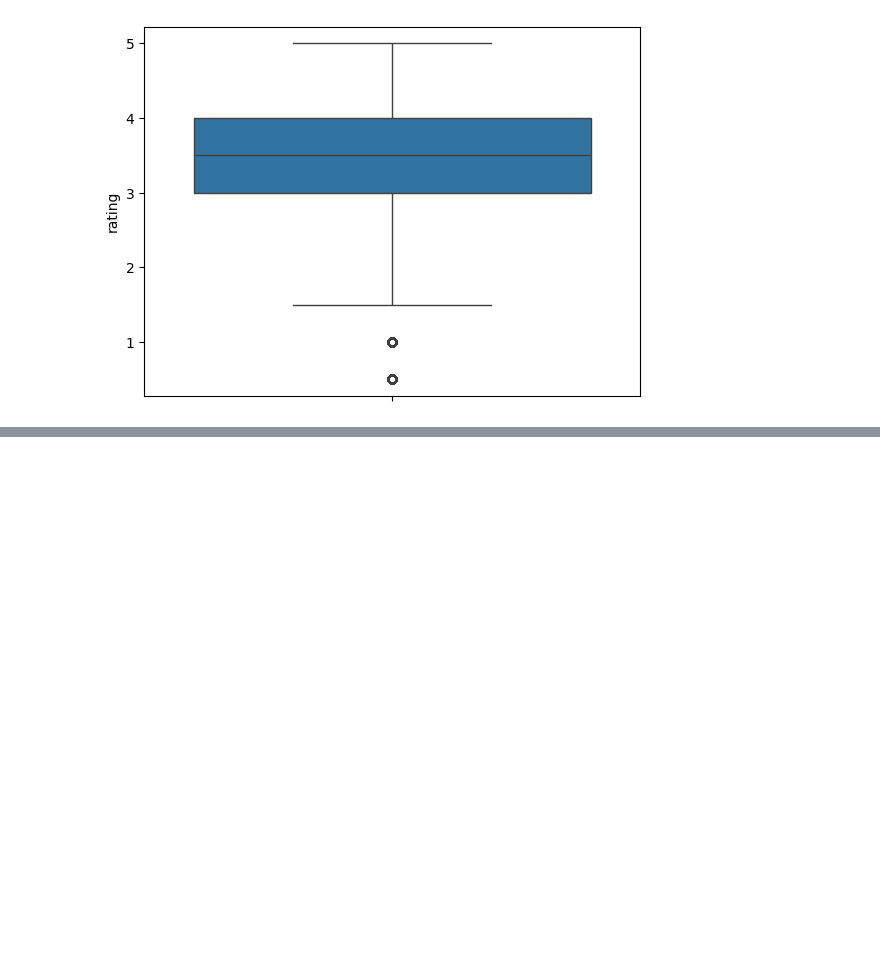
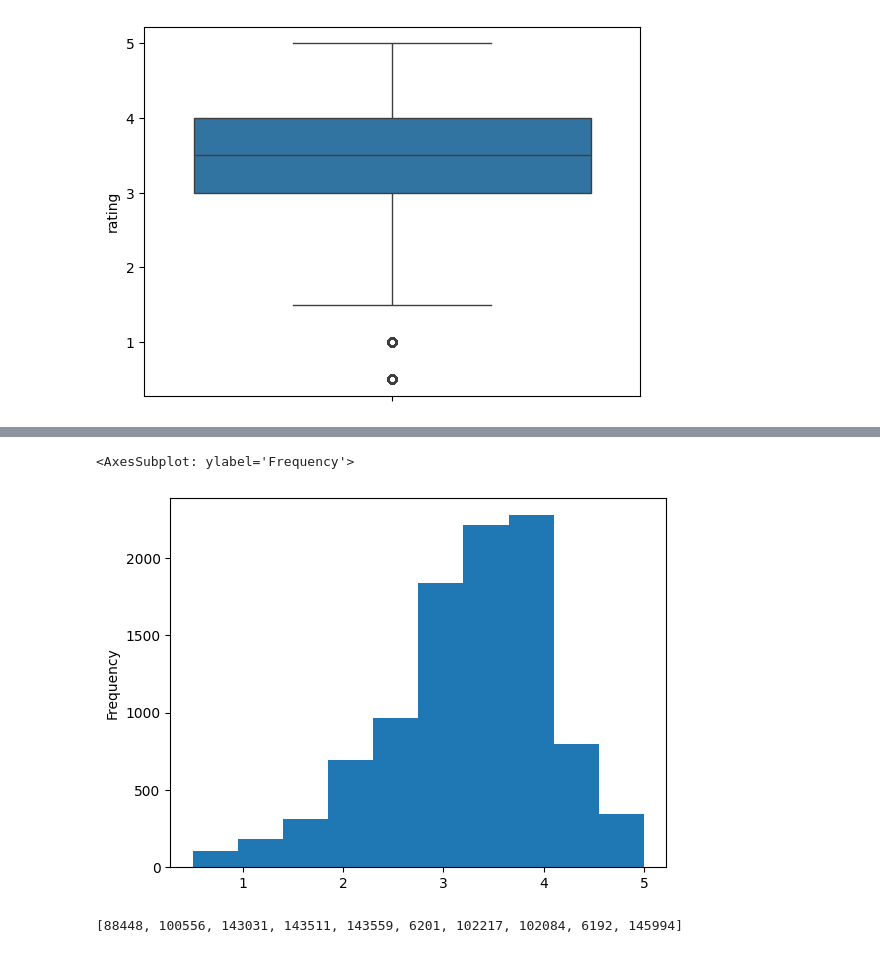
Before and after one commit to Storti-Scatambuli/movies-ratings-analysis, a Jupyter notebook: exploratory-analysis.ipynb, the cells around one changed output, grey strips where cells are left out. Saved outputs shown, nothing was run; the diff lists cells and outputs as text; code cells hidden in the pictures; blank space fills up the shorter version.

Commit message:
feat: top 10 movies analysis

```diff
--- a/exploratory-analysis.ipynb
+++ b/exploratory-analysis.ipynb
@@ -19,4 +19,5 @@ Requirement already satisfied: six>=1.5 in c:\users\joaog\appdata\local\programs
 import pandas as pd
 import seaborn as sns
 
-df_rating = pd.read_csv('./ml-latest-small/ratings.csv')
+df_ratings = pd.read_csv('./ml-latest-small/ratings.csv')
+df_ratings
@@ -63,0 +112,4 @@ sns.boxplot(df_rating['rating'])
+# %%
+df_movies_group = df_ratings.groupby('movieId')
+df_movies_means = df_movies_group['rating'].mean()
+df_movies_means
@@ -63,0 +130,10 @@ sns.boxplot(df_rating['rating'])
+# %%
+df_movies_means.plot(kind='hist')
+# %% [output]
+<AxesSubplot: ylabel='Frequency'>
+[figure, added]
+# %%
+top_10_movies = df_movies_means.sort_values(ascending=False).head(10)
+top_10_movies.index
+# %% [output]
+[88448, 100556, 143031, 143511, 143559, 6201, 102217, 102084, 6192, 145994]
```
Also changed, not shown: parts of 10 cells of this notebook.
